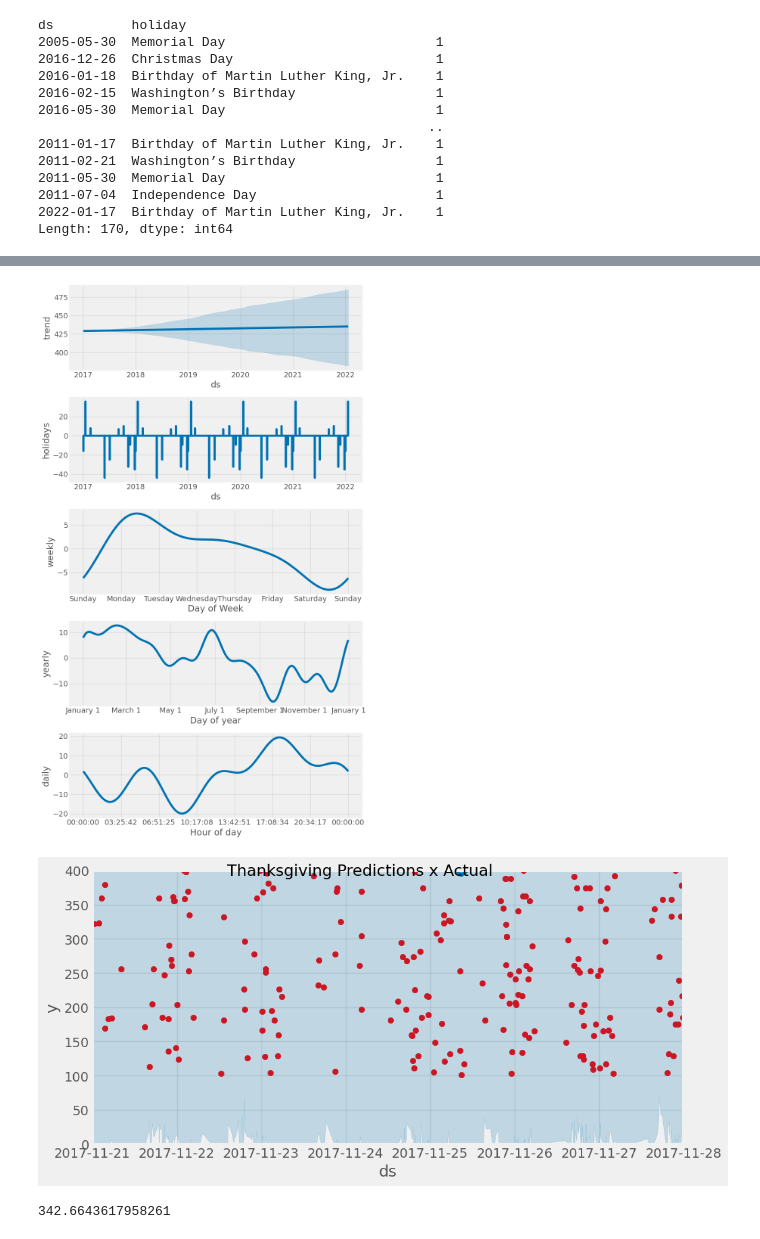
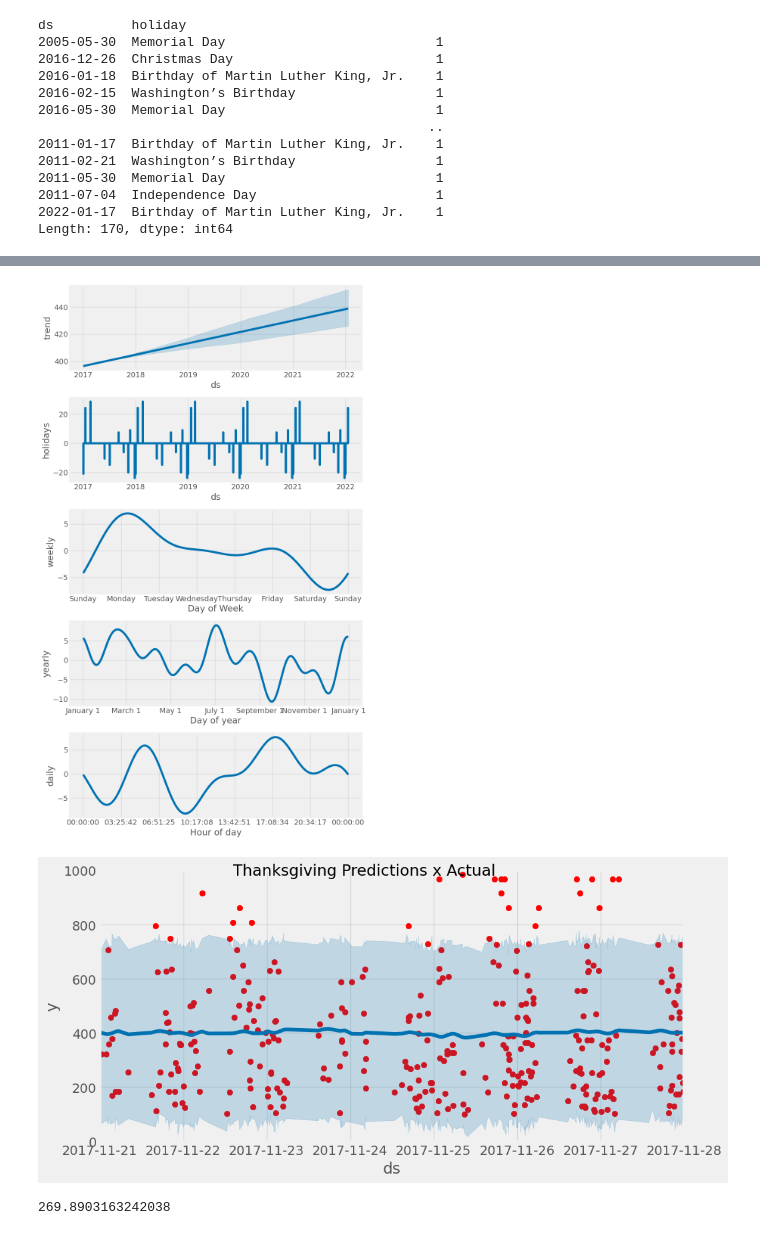
Before and after one commit to Sandokhan/yelp_project, a Jupyter notebook: wip_TimeSeriesProphet.ipynb, the cells around one changed output, grey strips where cells are left out. Cells and saved outputs as stored; diff of their text form; code cells hidden in the pictures.

```diff
--- a/wip_TimeSeriesProphet.ipynb
+++ b/wip_TimeSeriesProphet.ipynb
@@ -141,3 +147,6 @@ Index(['business_id', 'name', 'address', 'city', 'state', 'stars_x',
+# %%
+# remove extreme outliers
+tucson_sample = tucson_sample.query('review_count < 1500').copy()
 # %%
 # set the date to index
 tucson_sample = tucson_sample.set_index('date')
@@ -425,33 +468,33 @@ fig = model_with_holidays.plot_components(
     tucson_test_frcst_with_hols)
 plt.show()
 # %% [output]
-[figure, old version]
+[figure, new version]
 # %%
 # plot the data for Thanksgiving week in 2017
 fig, ax = plt.subplots(figsize=(10, 5))
 ax.scatter(tucson_test.index, tucson_test['review_count_test'], color='r')
 fig = model.plot(tucson_test_frcst_with_hols, ax=ax)
 
 # christmas/new years week
 from datetime import datetime
 
 lower_date = datetime.strptime('2017-11-21', '%Y-%m-%d')
 upper_date = datetime.strptime('2017-11-28', '%Y-%m-%d')
 
 
 ax.set_xbound(lower=lower_date,
               upper=upper_date)
-ax.set_ylim(0, 400)
+ax.set_ylim(0, 1000)
 plot = plt.suptitle('Thanksgiving Predictions x Actual')
 # %% [output]
-[figure, old version]
+[figure, new version]
 # %%
 # evaluation metrics again, this time including holidays
 # RMSE
 np.sqrt(mean_squared_error(y_true=tucson_test['review_count_test'],
                    y_pred=tucson_test_frcst_with_hols['yhat']))
 # %% [output]
-342.6643617958261
+269.8903163242038
 # %%
 # MAE
 mean_absolute_error(y_true=tucson_test['review_count_test'],
```
Also changed, not shown: parts of 21 cells of this notebook.
